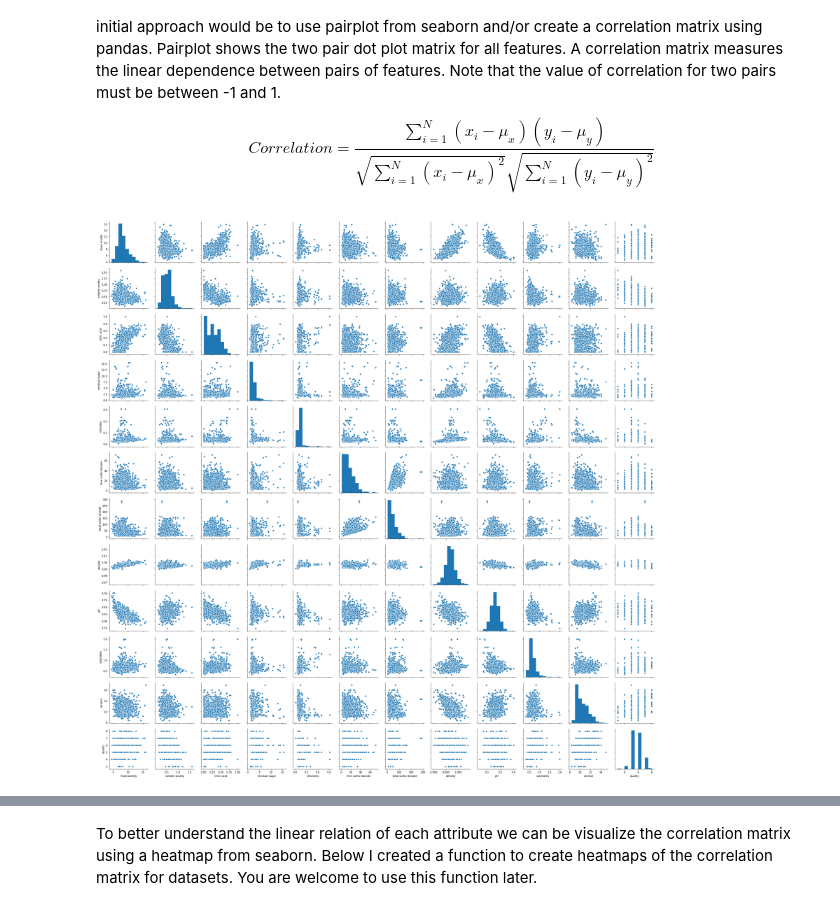
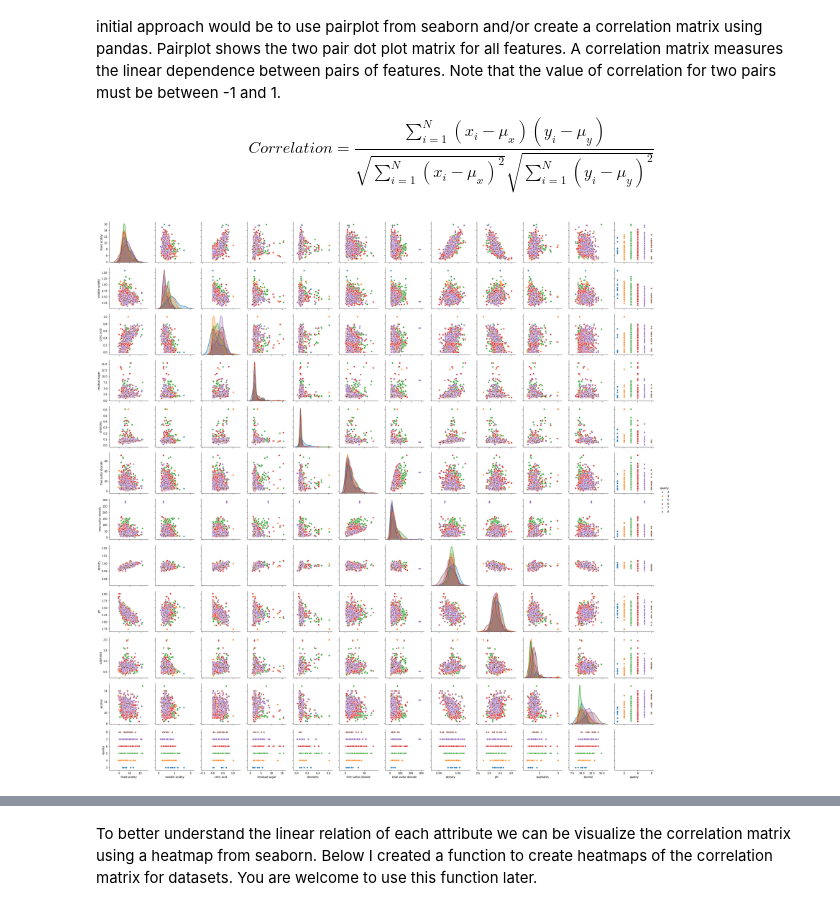
Before and after one commit to CUNYTechPrep/2020-spring-datascience, a Jupyter notebook: Week3_4.02/Linear_Regression.ipynb, the cells around one changed output, grey strips where cells are left out. Saved outputs shown, nothing was run; the diff lists cells and outputs as text; code cells hidden in the pictures.

```diff
--- a/Week3_4.02/Linear_Regression.ipynb
+++ b/Week3_4.02/Linear_Regression.ipynb
@@ -205,10 +160,7 @@ It is important to look at the relation of attributes to one another and to the
 $$Correlation = \frac{\sum_{i=1}^{N}(x_{i} - \mu_x)(y_{i} - \mu_y)}{\sqrt{\sum_{i=1}^{N}(x_{i} - \mu_x)^{2}} \sqrt{\sum_{i=1}^{N}(y_{i} - \mu_y)^{2}}}$$
 # %%
 ### use pairplot from seaborn
-
-sns.pairplot(df_red)
-plt.show()
 # %% [output]
-[figure, old version]
+[figure, new version]
 # %%
 # correlation matrix from pandas
```
Also changed, not shown: parts of 137 cells of this notebook, 7 other files.
